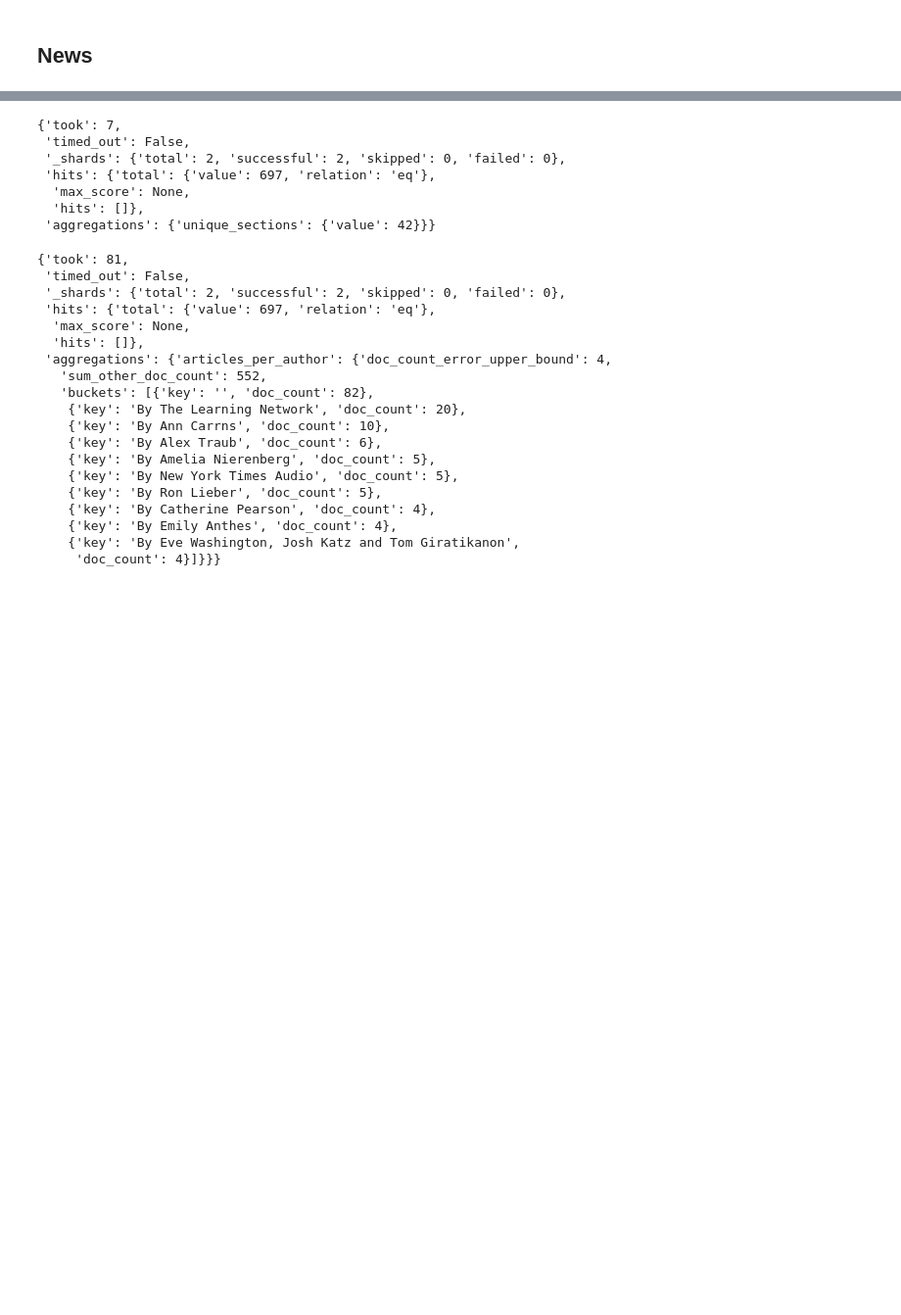
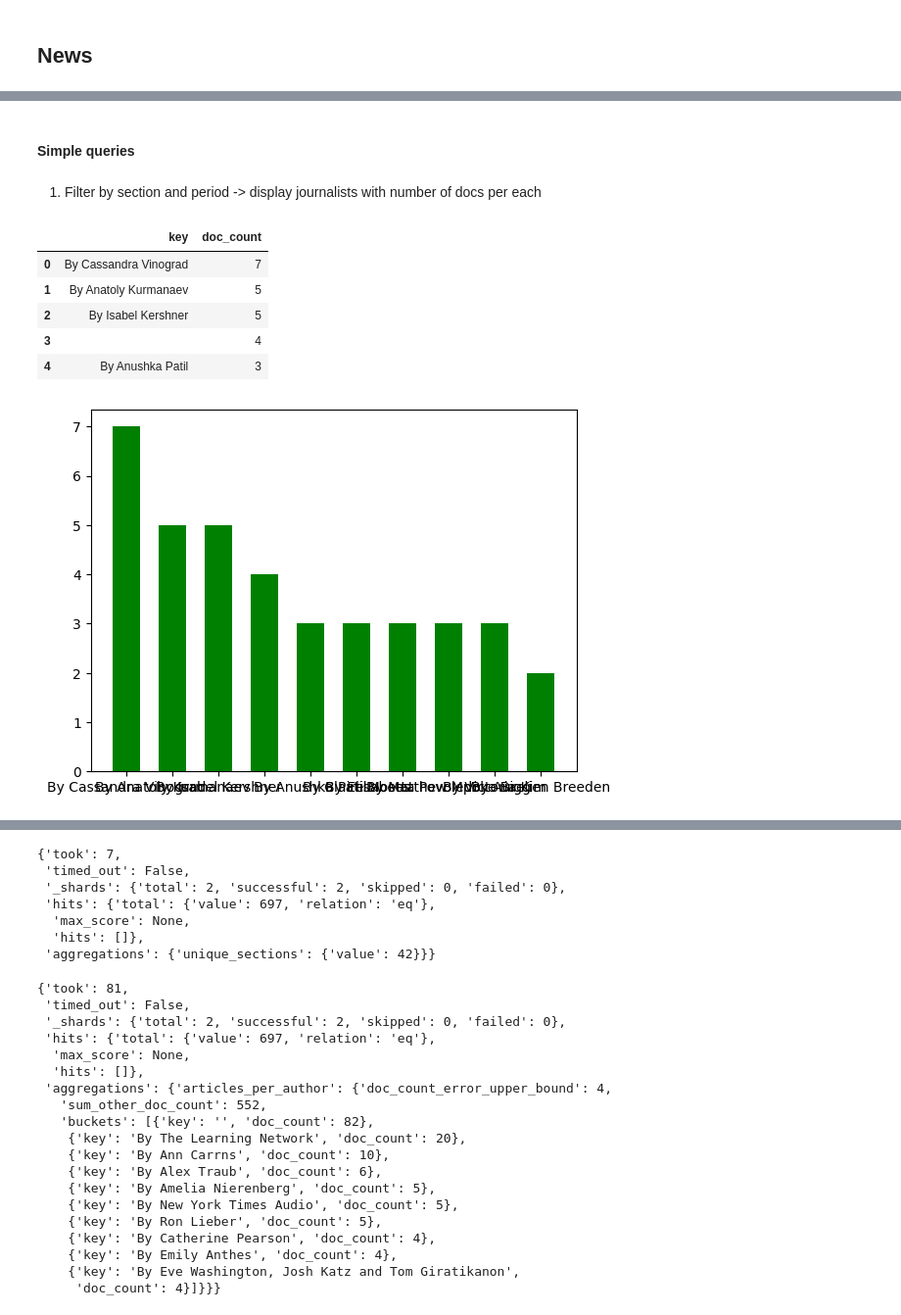
Before and after one commit to cedricsoares/datascientest-projet-new-york-times, a Jupyter notebook: notebooks/news_queries.ipynb, the cells around one changed output, grey strips where cells are left out. Shown at 98% size. Cells and saved outputs as stored; diff of their text form; code cells hidden in the pictures; blank space fills up the shorter version.

Commit message:
Create functions to build queries, transform into dataframe and draw plots (news)

```diff
--- a/notebooks/news_queries.ipynb
+++ b/notebooks/news_queries.ipynb
@@ -2,0 +26,79 @@
+# %% [markdown]
+#### Simple queries
+# %% [markdown]
+1. Filter by section and period -> display journalists with number of docs per each
+# %%
+
+import json
+import pandas as pd
+from pprint import pprint
+from datetime import date
+from datetime import timedelta
+import matplotlib.pyplot as plt
+
+def query_agg(section: str, time_scale: str = "yesterday") :
+
+  from elasticsearch import Elasticsearch
+  es = Elasticsearch(hosts = "http://@localhost:9200")
+
+  if time_scale == "yesterday":
+    today = date.today()
+    start_date = today - timedelta(days = 1)
+    end_date = today
+
+  if time_scale == "week_ago":
+    today = date.today()
+    start_date = today - timedelta(days = 7)
+    end_date = today
+
+  if time_scale == "month_ago":
+    today = date.today()
+    start_date = today - timedelta(days = 30)
+    end_date = today
+
+
+# Filter by section and period -> display journalists with number of docs per each
+  query_body = {
+  "query": {
+    "bool": {
+      "filter": [
+        {"term": { "section": f"{section}" }},
+        {"range": { "first_published_date": {
+              "gte": f"{start_date}",
+              "lte": f"{end_date}" }}}
+          ]
+        }
+    },
+    "size":0,
+    "aggs": {
+          "articles_per_author": {
+            "terms": {
+                "field": "byline.keyword",
+                "size": 10
+                    }
+                }
+        }
+}
+
+  result = es.search(index="news", body=query_body)
+  result = json.dumps(result["aggregations"]["articles_per_author"]["buckets"])
+
+  #Pandas.read_json
+
+  df = pd.read_json(result)
+  display(df.head())
+
+  plt.bar(df["key"], df["doc_count"] , color = 'green', width = 0.6)
+  plt.show()
+  #pprint(result.body)
+
+
+query_agg(section="World", time_scale="month_ago")
+# %% [output]
+|  | key | doc_count |
+| 0 | By Cassandra Vinograd | 7 |
+| 1 | By Anatoly Kurmanaev | 5 |
+| 2 | By Isabel Kershner | 5 |
+| 3 |  | 4 |
+| 4 | By Anushka Patil | 3 |
+[figure, added]
```
Also changed, not shown: parts of 16 cells of this notebook.
